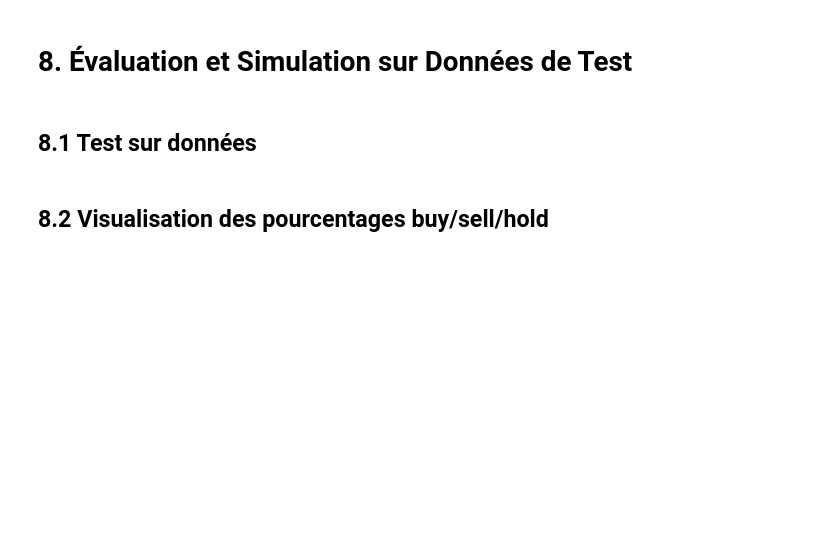
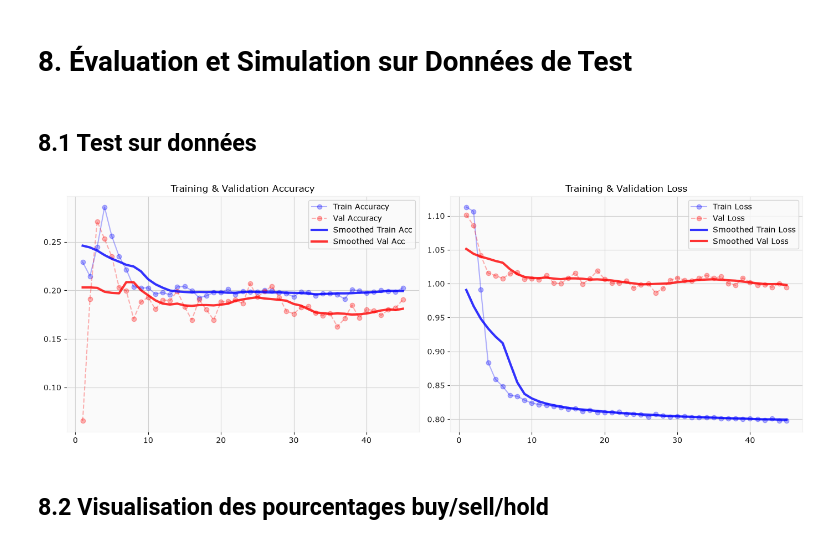
Before and after one commit to louisderveloy/Trader_Artificial_Intelligence, a Jupyter notebook: sample.ipynb, the cells around one changed output. Drawn from its saved outputs; the diff is of its cells as text; code cells hidden in the pictures; blank space fills up the shorter version.

```diff
--- a/sample.ipynb
+++ b/sample.ipynb
@@ -358,7 +366,7 @@ model = Sequential([
     Input(shape=(WINDOW_SIZE, len(features))),
 
     # Partie Convolutionnelle (Feature Extraction de motifs locaux)
-    Conv1D(filters=32, kernel_size=3, activation='relu', padding='same'),
+    Conv1D(filters=32, kernel_size=10, activation='relu', padding='same'), # avant : kernel_size = 3
     MaxPooling1D(pool_size=2), # Réduit la séquence temporelle de 60 à 30
 
     # Partie Récurrente
@@ -407,6 +415,7 @@ Model: "sequential_6"
 # %% [markdown]
 # 7.1 Initialisation de Comet ML (À lancer UNE SEULE FOIS)
 # %%
+experiment.end() # On vérifie que l'ancienne expérience est bien terminé.
 # Initialisation de Comet ML (Crée une seule expérience continue)
 experiment = comet_ml.Experiment(
     api_key=COMET_API_KEY,
@@ -423,6 +432,7 @@ experiment.log_parameters({
 comet_callback = experiment.get_callback('keras')
 
 epochs_deja_faits = 0  # Compteur global
+global_history = {'accuracy': [], 'val_accuracy': [], 'loss': [], 'val_loss': []}
 # %% [output]
 COMET WARNING: To get all data logged automatically, import comet_ml before the following modules: keras, sklearn, tensorflow.
 COMET WARNING: As you are running in a Jupyter environment, you will need to call `experiment.end()` when finished to ensure all metrics and code are logged before exiting.
@@ -430,6 +440,6 @@ COMET INFO: Experiment is live on comet.com https://www.comet.com/louisderveloy/
 # %%
 # Vous pouvez modifier ce nombre avant chaque relance
-EPOCHS = 10
+EPOCHS = 15
 
 print(f"Reprise de l'entraînement : de l'epoch {epochs_deja_faits + 1} à {epochs_deja_faits + EPOCHS}")
 
@@ -445,4 +455,8 @@ history = model.fit(
 )
 
 epochs_deja_faits += EPOCHS
+
+# Ajout à l'historique global pour l'affichage complet
+for key in global_history.keys():
+    global_history[key].extend(history.history.get(key, []))
 # %% [output]
@@ -505,30 +519,51 @@ else:
 # %% [markdown]
 ## 8.1 Test sur données
 # %%
+import numpy as np
+import pandas as pd
+import matplotlib.pyplot as plt
+
 # --- Courbes d'entraînement ---
-acc = history.history.get('accuracy', [])
-val_acc = history.history.get('val_accuracy', [])
-loss = history.history.get('loss', [])
-val_loss = history.history.get('val_loss', [])
+acc = global_history.get('accuracy', [])
+val_acc = global_history.get('val_accuracy', [])
+loss = global_history.get('loss', [])
+val_loss = global_history.get('val_loss', [])
 epochs_range = range(1, len(loss) + 1)
+x = np.array(epochs_range)
 
 fig, (ax1, ax2) = plt.subplots(1, 2, figsize=(14, 5))
-ax1.plot(epochs_range, acc, 'b-o', label='Train Accuracy')
-ax1.plot(epochs_range, val_acc, 'r--o', label='Val Accuracy')
+
+# Fonction pour lisser la courbe (Moyenne mobile centrée sur 5 valeurs)
+def smooth(y_values, window=10):
+    return pd.Series(y_values).rolling(window=window, center=True, min_periods=1).mean().values
+
+# --- 1. Graphique Accuracy ---
+ax1.plot(x, acc, 'b-o', label='Train Accuracy', alpha=0.3)
+ax1.plot(x, val_acc, 'r--o', label='Val Accuracy', alpha=0.3)
+
+if len(x) > 1:
+    ax1.plot(x, smooth(acc), 'b-', alpha=0.8, linewidth=3, label='Smoothed Train Acc')
+    ax1.plot(x, smooth(val_acc), 'r-', alpha=0.8, linewidth=3, label='Smoothed Val Acc')
+
 ax1.set_title('Training & Validation Accuracy')
 ax1.legend()
 ax1.grid(True)
 
-ax2.plot(epochs_range, loss, 'b-o', label='Train Loss')
-ax2.plot(epochs_range, val_loss, 'r--o', label='Val Loss')
+# --- 2. Graphique Loss ---
+ax2.plot(x, loss, 'b-o', label='Train Loss', alpha=0.3)
+ax2.plot(x, val_loss, 'r--o', label='Val Loss', alpha=0.3)
+
+if len(x) > 1:
+    ax2.plot(x, smooth(loss), 'b-', alpha=0.8, linewidth=3, label='Smoothed Train Loss')
+    ax2.plot(x, smooth(val_loss), 'r-', alpha=0.8, linewidth=3, label='Smoothed Val Loss')
+
 ax2.set_title('Training & Validation Loss')
 ax2.legend()
 ax2.grid(True)
+
 plt.tight_layout()
 plt.show()
-
-# --- Simulation de Trading ---
-print("\nPredicting signals on test data...")
-predictions = model.predict(X_test, batch_size=BATCH_SIZE)
+# %% [output]
+[figure, added]
 # %% [markdown]
 ## 8.2 Visualisation des pourcentages buy/sell/hold
```
Also changed, not shown: parts of 11 cells of this notebook, 3 other files.
